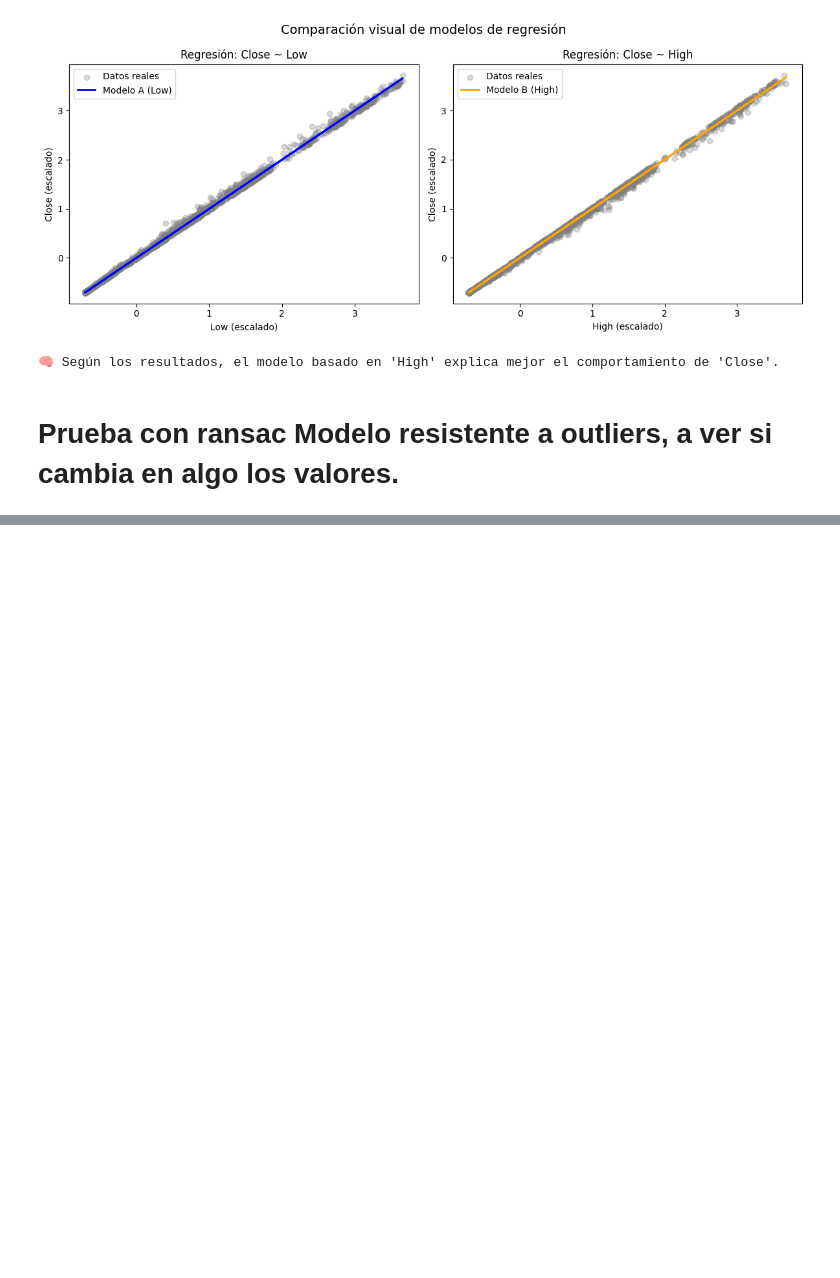
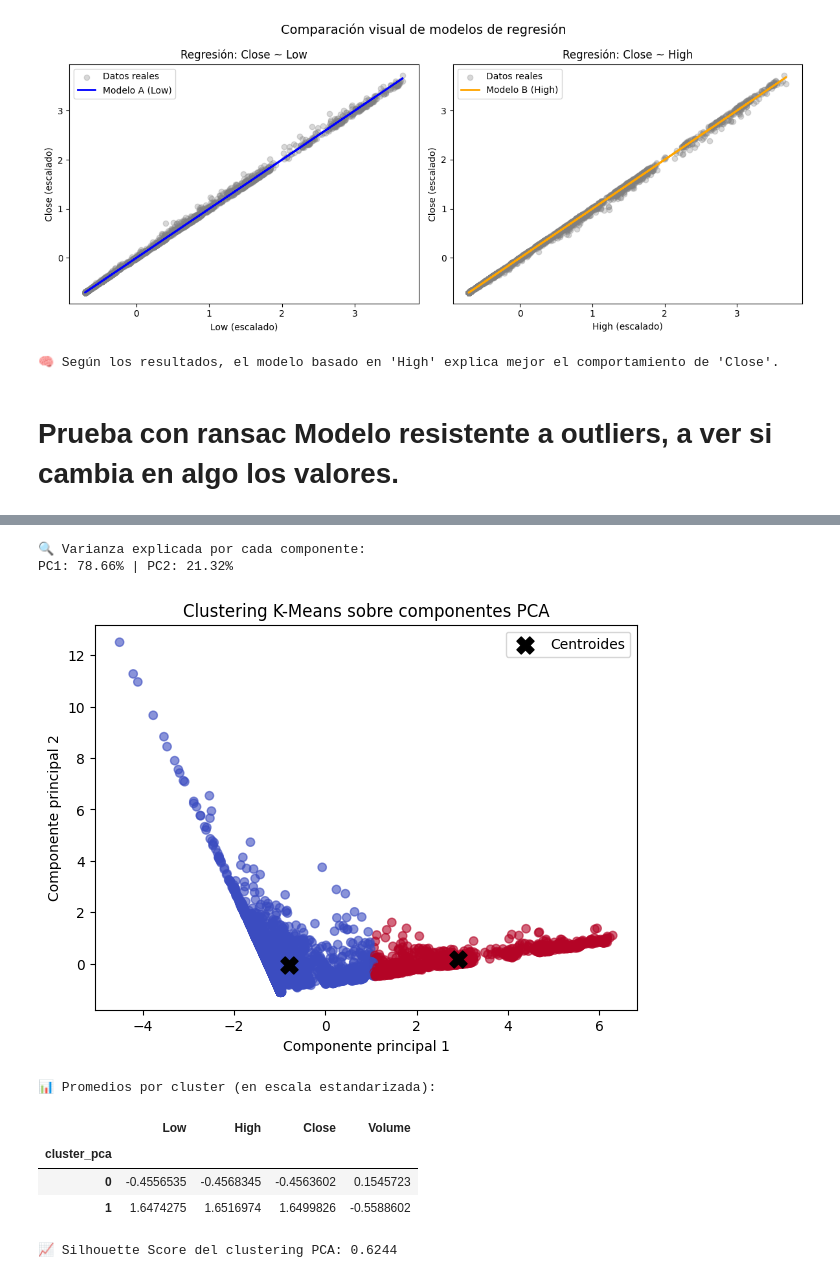
Before and after one commit to AlexandreKc/SUMATIVA2_IDN, a Jupyter notebook: notebook/BI_T2_SebastianCarrera.ipynb, the cells around one changed output, grey strips where cells are left out. Drawn from its saved outputs; the diff is of its cells as text; code cells hidden in the pictures; blank space fills up the shorter version.

```diff
--- a/notebook/01_analisisYAjustes.ipynb
+++ b/notebook/BI_T2_SebastianCarrera.ipynb
@@ -566,0 +686,50 @@ Modelo		R²
+# %%
+# --- Variables para el PCA ---
+X = btc_scaled[['Low', 'High', 'Close', 'Volume']]
+
+# --- Aplicar PCA (2 componentes para visualización) ---
+pca = PCA(n_components=2)
+X_pca = pca.fit_transform(X)
+
+# Convertir a DataFrame para facilidad de análisis
+pca_df = pd.DataFrame(X_pca, columns=['PC1', 'PC2'])
+print("🔍 Varianza explicada por cada componente:")
+print(f"PC1: {pca.explained_variance_ratio_[0]*100:.2f}% | PC2: {pca.explained_variance_ratio_[1]*100:.2f}%")
+
+# --- Aplicar K-Means sobre los componentes PCA ---
+kmeans_pca = KMeans(n_clusters=2, random_state=42, n_init=10)
+clusters_pca = kmeans_pca.fit_predict(X_pca)
+
+# Añadir clusters al DataFrame
+pca_df['cluster'] = clusters_pca
+
+# --- Visualización ---
+plt.figure(figsize=(7,5))
+plt.scatter(pca_df['PC1'], pca_df['PC2'], c=pca_df['cluster'], cmap='coolwarm', alpha=0.6)
+plt.scatter(kmeans_pca.cluster_centers_[:,0], kmeans_pca.cluster_centers_[:,1],
+            c='black', marker='X', s=150, label='Centroides')
+plt.title("Clustering K-Means sobre componentes PCA")
+plt.xlabel("Componente principal 1")
+plt.ylabel("Componente principal 2")
+plt.legend()
+plt.show()
+
+# --- Resumen estadístico de cada cluster ---
+btc_scaled['cluster_pca'] = clusters_pca
+summary = btc_scaled.groupby('cluster_pca')[['Low', 'High', 'Close', 'Volume']].mean()
+print("\n📊 Promedios por cluster (en escala estandarizada):")
+display(summary)
+# %% [output]
+🔍 Varianza explicada por cada componente:
+PC1: 78.66% | PC2: 21.32%
+[figure, added]
+📊 Promedios por cluster (en escala estandarizada):
+|  | Low | High | Close | Volume |
+| cluster_pca |  |  |  |  |
+| 0 | -0.4556535 | -0.4568345 | -0.4563602 | 0.1545723 |
+| 1 | 1.6474275 | 1.6516974 | 1.6499826 | -0.5588602 |
+# %%
+score = silhouette_score(X_pca, clusters_pca)
+print(f"📈 Silhouette Score del clustering PCA: {score:.4f}")
+# %% [output]
+📈 Silhouette Score del clustering PCA: 0.6244
```
Also changed, not shown: parts of 27 cells of this notebook.
